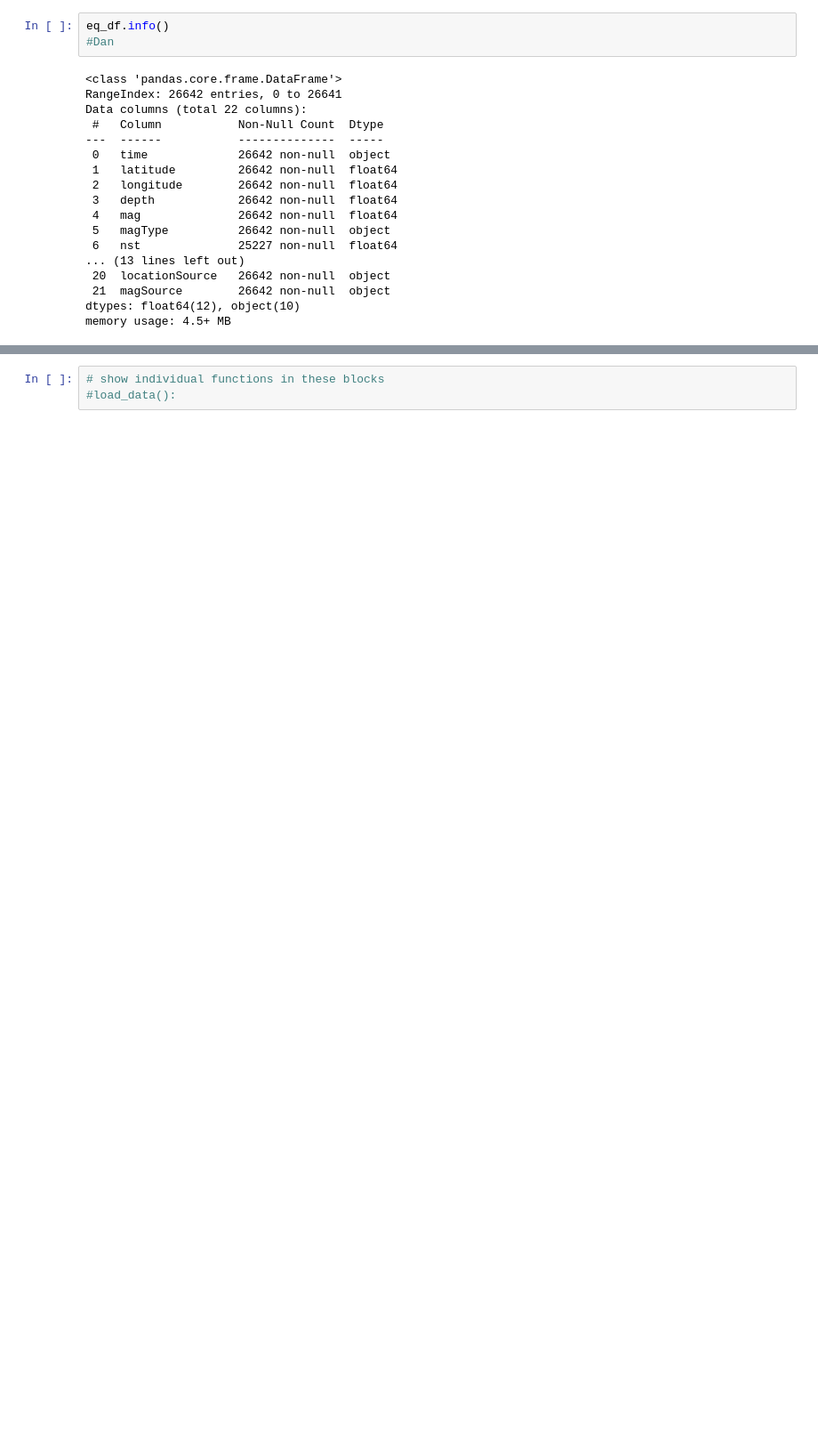
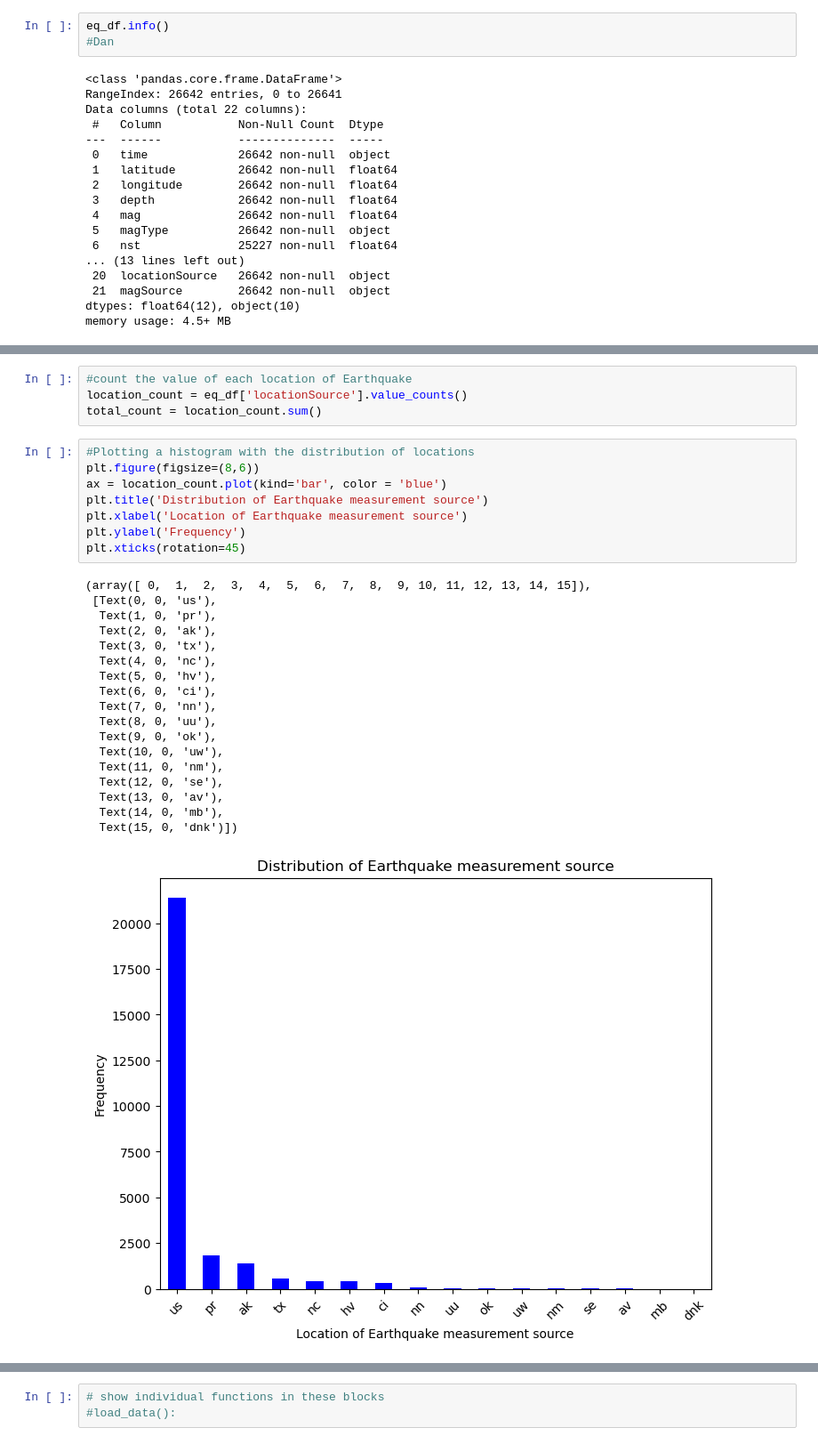
Before and after one commit to DanPenso/earthquake-data-analysis, a Jupyter notebook: earthquake_analysis.ipynb, the cells around one changed output, grey strips where cells are left out. Shown: that part at 89% size. Cells and saved outputs as stored; diff of their text form; blank space fills up the shorter version.

Commit message:
Updated basic distributions for the magType and locationSource

```diff
--- a/earthquake_analysis.ipynb
+++ b/earthquake_analysis.ipynb
@@ -185,0 +192,31 @@ memory usage: 4.5+ MB
+# %%
+#count the value of each location of Earthquake
+location_count = eq_df['locationSource'].value_counts()
+total_count = location_count.sum()
+# %%
+#Plotting a histogram with the distribution of locations
+plt.figure(figsize=(8,6))
+ax = location_count.plot(kind='bar', color = 'blue')
+plt.title('Distribution of Earthquake measurement source')
+plt.xlabel('Location of Earthquake measurement source')
+plt.ylabel('Frequency')
+plt.xticks(rotation=45)
+# %% [output]
+(array([ 0,  1,  2,  3,  4,  5,  6,  7,  8,  9, 10, 11, 12, 13, 14, 15]),
+ [Text(0, 0, 'us'),
+  Text(1, 0, 'pr'),
+  Text(2, 0, 'ak'),
+  Text(3, 0, 'tx'),
+  Text(4, 0, 'nc'),
+  Text(5, 0, 'hv'),
+  Text(6, 0, 'ci'),
+  Text(7, 0, 'nn'),
+  Text(8, 0, 'uu'),
+  Text(9, 0, 'ok'),
+  Text(10, 0, 'uw'),
+  Text(11, 0, 'nm'),
+  Text(12, 0, 'se'),
+  Text(13, 0, 'av'),
+  Text(14, 0, 'mb'),
+  Text(15, 0, 'dnk')])
+[figure, added]
```
Also changed, not shown: parts of 6 cells of this notebook.
